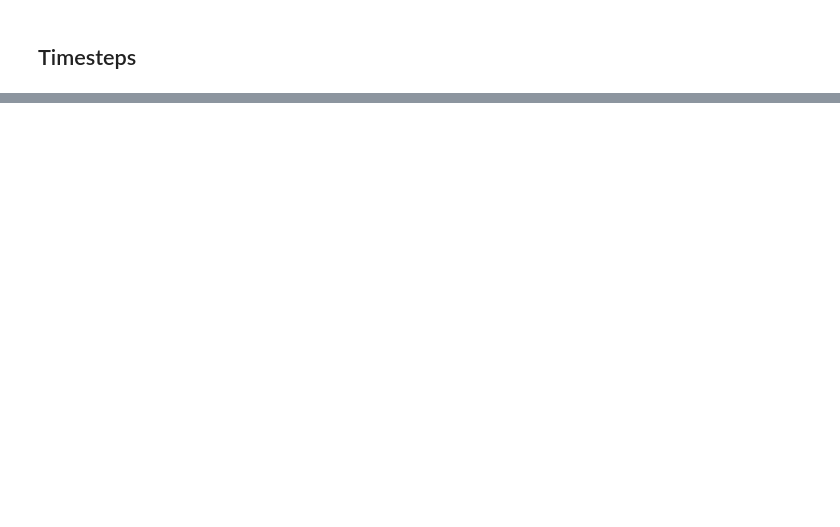
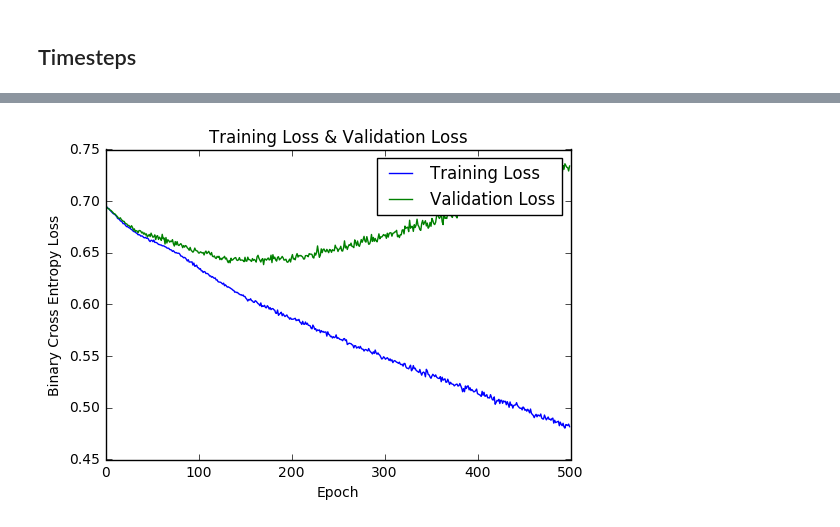
Before and after one commit to yychik/hsi-trad, a Jupyter notebook: Tracker Fund Classification.ipynb, the cells around one changed output, grey strips where cells are left out. Cells and saved outputs as stored; diff of their text form; code cells hidden in the pictures; blank space fills up the shorter version.

Commit message:
fitting best model

```diff
--- a/Tracker Fund Classification.ipynb
+++ b/Tracker Fund Classification.ipynb
@@ -511,7 +509,7 @@ ValueError: attempt to get argmin of an empty sequence
 ## Timesteps
 # %%
 #Test timesteps from 1 step to 220 days lag
-time = np.arange(10,220)
+time = np.arange(10,200)
 # %%
 #Initiate empty list to store best validation loss for a particular timestep
 t_loss = []
@@ -535,7 +533,7 @@ for t in time:
     t_network.compile(loss=loss, optimizer=optimizer, metrics=['accuracy'])
 
     #Train
-    fitted_timesteps = t_network.fit(X_train_2, y_train_2, batch_size=batch_size, epochs=epochs, verbose=0, validation_data=(X_val_2, y_val_2), shuffle=True)
+    fitted_timesteps = t_network.fit(X_train_2, y_train_2, batch_size=batch_size, epochs=5, verbose=0, validation_data=(X_val_2, y_val_2), shuffle=True)
 
     #Display
     print('Steps: %d,' % steps, 'Timesteps: %d' % t, 'Best Validation Loss: %.4f' % np.min(fitted_timesteps.history['val_loss']))
@@ -561,0 +591,8 @@ print('Timesteps: ', best_timestep)
+# %%
+X_train_best, y_train_best = get_inputs(X_train, y_train, batch_size, best_timestep)
+X_val_best, y_val_best = get_inputs(X_val, y_val, batch_size, best_timestep)
+# %%
+best_network = build_network(best_n_hidden, best_drop_out, input_shape=(best_timestep, n_dim), batch_size=batch_size)
+optimizer = optimizers.Adam(lr=best_lr)
+best_network.compile(loss=loss, optimizer=optimizer, metrics=['accuracy'])
+best_fit = best_network.fit(X_train_best, y_train_best, batch_size=batch_size, epochs=500, verbose=1, validation_data=(X_val_best, y_val_best), shuffle=True)
@@ -561,0 +617,4 @@ print('Timesteps: ', best_timestep)
+# %%
+plot_loss(best_fit)
+# %% [output]
+[figure, added]
```
Also changed, not shown: parts of 9 cells of this notebook.
